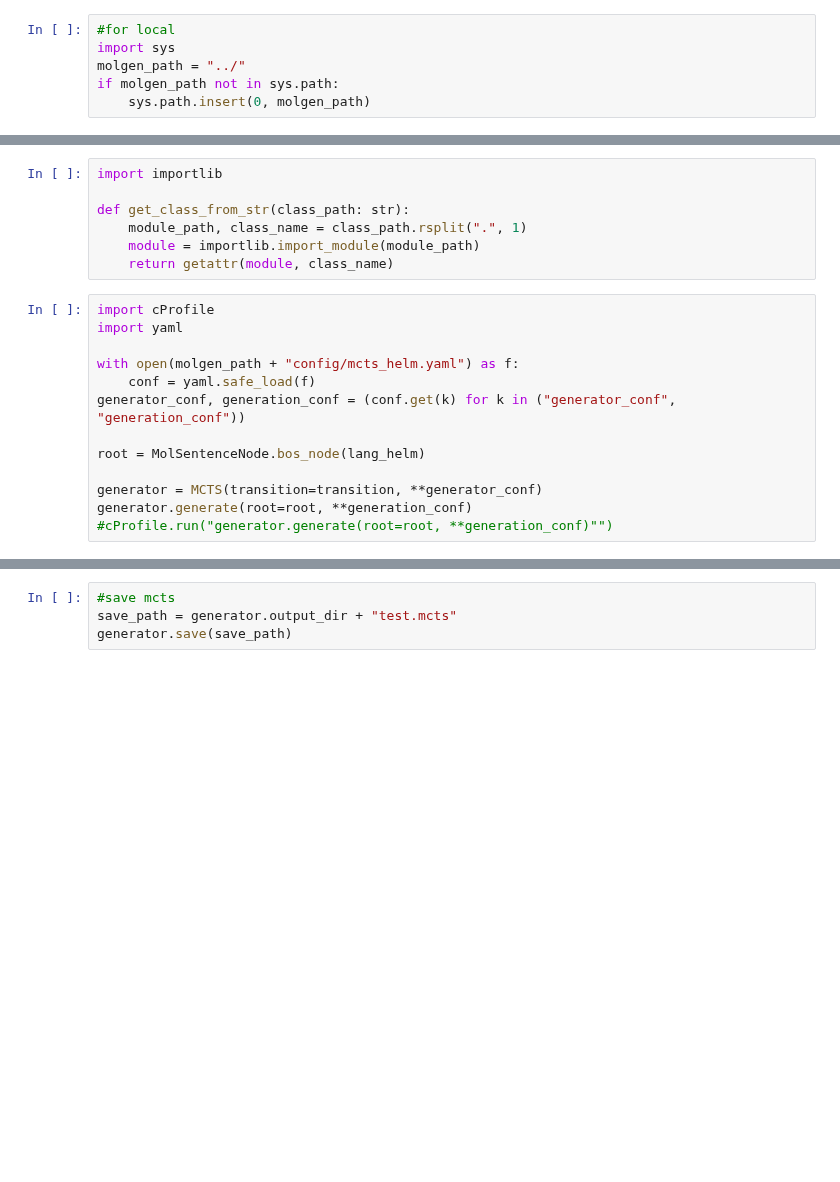
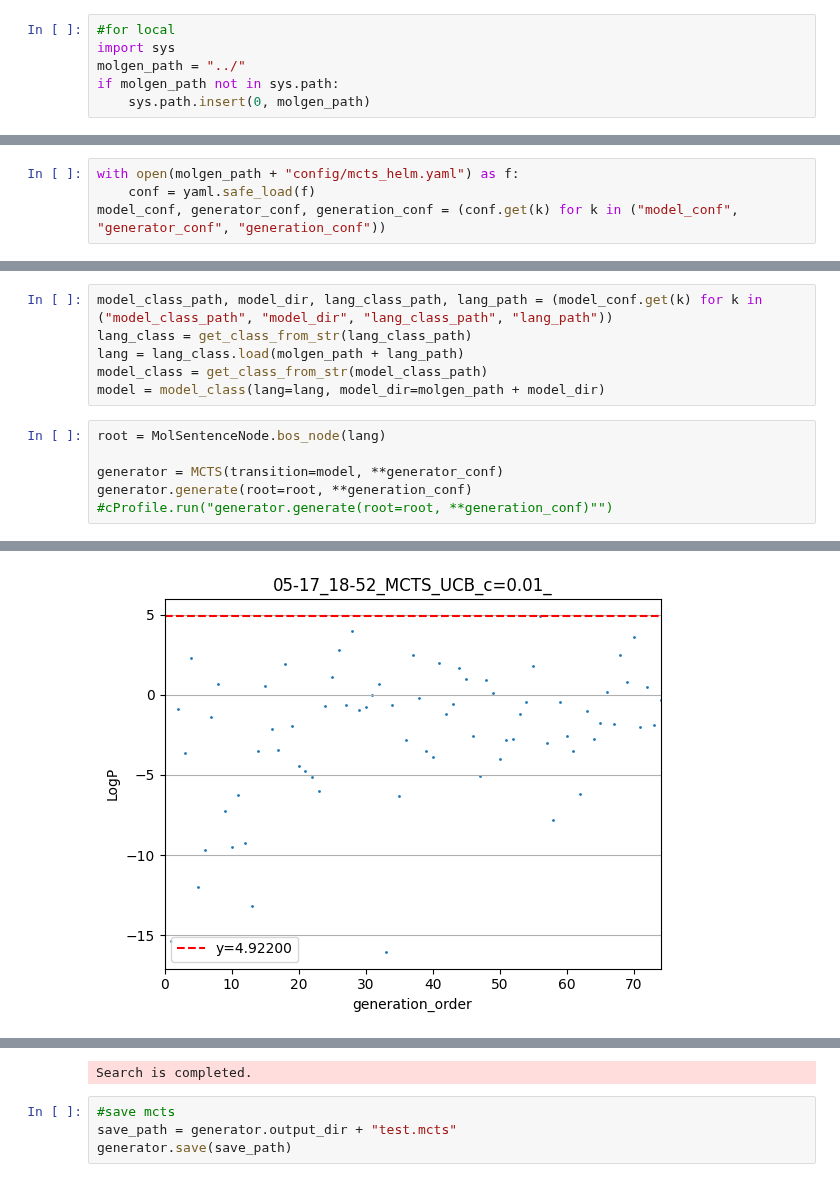
Before and after one commit to molecule-generator-collection/ChemTSv3, a Jupyter notebook: sandbox/generation.ipynb, the cells around one changed output, grey strips where cells are left out. Drawn from its saved outputs; the diff is of its cells as text; blank space fills up the shorter version.

Commit message:
added model settings to yaml

```diff
--- a/sandbox/generation.ipynb
+++ b/sandbox/generation.ipynb
@@ -43,20 +41,4 @@ transition = GPT2Transition(lang = lang_helm, model_dir = model_dir)
-# %%
-import importlib
-
-def get_class_from_str(class_path: str):
-    module_path, class_name = class_path.rsplit(".", 1)
-    module = importlib.import_module(module_path)
-    return getattr(module, class_name)
 # %%
-import cProfile
-import yaml
-
 with open(molgen_path + "config/mcts_helm.yaml") as f:
     conf = yaml.safe_load(f)
-generator_conf, generation_conf = (conf.get(k) for k in ("generator_conf", "generation_conf"))
-
-root = MolSentenceNode.bos_node(lang_helm)
-
-generator = MCTS(transition=transition, **generator_conf)
-generator.generate(root=root, **generation_conf)
-#cProfile.run("generator.generate(root=root, **generation_conf)"")
+model_conf, generator_conf, generation_conf = (conf.get(k) for k in ("model_conf", "generator_conf", "generation_conf"))
@@ -85,0 +45,13 @@ Search is completed.
+# %%
+model_class_path, model_dir, lang_class_path, lang_path = (model_conf.get(k) for k in ("model_class_path", "model_dir", "lang_class_path", "lang_path"))
+lang_class = get_class_from_str(lang_class_path)
+lang = lang_class.load(molgen_path + lang_path)
+model_class = get_class_from_str(model_class_path)
+model = model_class(lang=lang, model_dir=molgen_path + model_dir)
+# %%
+root = MolSentenceNode.bos_node(lang)
+
+generator = MCTS(transition=model, **generator_conf)
+generator.generate(root=root, **generation_conf)
+#cProfile.run("generator.generate(root=root, **generation_conf)"")
+# %% [output]
@@ -85,0 +75 @@ Search is completed.
+[figure, added]
@@ -86,3 +79,4 @@ Search is completed.
+Search is completed.
 # %%
 #save mcts
 save_path = generator.output_dir + "test.mcts"
```
Also changed, not shown: parts of 4 cells of this notebook, 1 other file.
